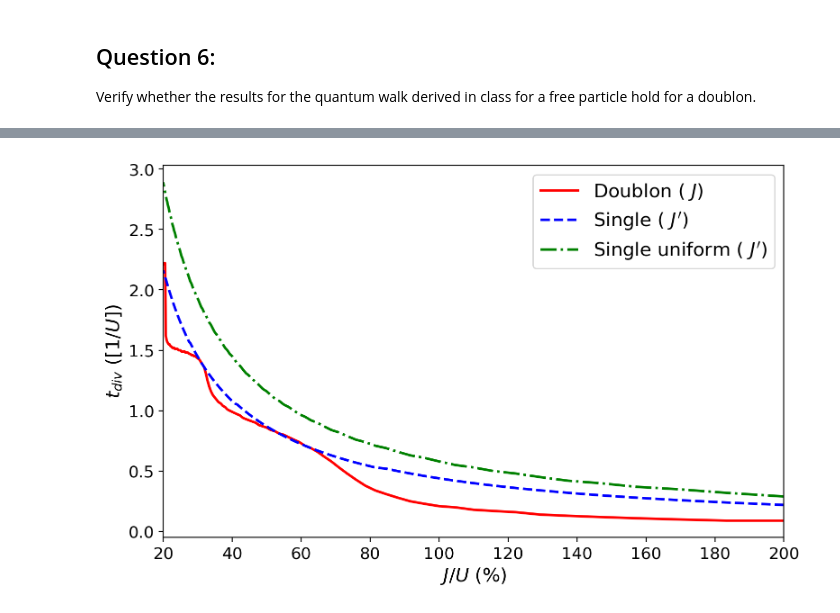
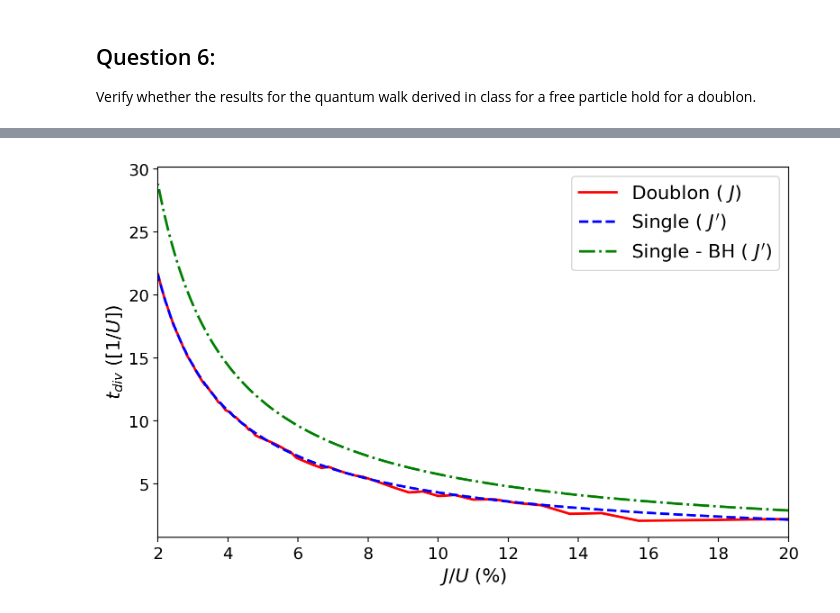
Before and after one commit to FrancoAquistapace/Two_particle_dynamics, a Jupyter notebook: project_notebook.ipynb, the cells around one changed output, grey strips where cells are left out. Saved outputs shown, nothing was run; the diff lists cells and outputs as text; code cells hidden in the pictures.

```diff
--- a/project_notebook.ipynb
+++ b/project_notebook.ipynb
@@ -987,37 +950,37 @@ plt.savefig('div_t_doublon_vs_single.png',
-# %%
-# With our new function we can now see how the divergence time
-# depends on J/U
-U_vals = np.linspace(0.5,5, num=100)
-t_div = np.array([get_divergence_time(u) for u in U_vals])
-
-# Initialize fig
-FONTSIZE = 15
-fig, ax = plt.subplots(figsize=(8, 5), nrows=1, ncols=1,
-                       dpi=200)
-
-# Plot results
-for i in range(3):
-    if i == 0:
-        label = r'Doublon ( $J$)'
-        ls='-'
-        c='r'
-    elif i == 1:
-        label = r'Single ( $J^\prime$)'
-        ls='--'
-        c='b'
-    else:
-        label = r'Single uniform ( $J^\prime$)'
-        ls='-.'
-        c='g'
-    ax.plot(100/U_vals, t_div[:,i], label=label, c=c, lw=2, ls=ls)
-
-ax.set_xlim(left=100/np.max(U_vals), right=100/np.min(U_vals))
-ax.set_xlabel(r'$J$/$U$ (%)', fontsize=FONTSIZE)
-ax.set_ylabel(r'$t_{div}$ ($[1/U]$)', fontsize=FONTSIZE)
-ax.legend(fontsize=FONTSIZE)
-plt.tick_params(labelsize=FONTSIZE-2)
-plt.tight_layout()
-plt.savefig('div_t_doublon_vs_single_extnd_range.png',
-            dpi=200);
-# %% [output]
-[figure, removed]
+# %%
+# With our new function we can now see how the divergence time
+# depends on J/U
+U_vals = np.linspace(5,50, num=100)
+t_div = np.array([get_divergence_time(u) for u in U_vals])
+
+# Initialize fig
+FONTSIZE = 15
+fig, ax = plt.subplots(figsize=(8, 5), nrows=1, ncols=1,
+                       dpi=200)
+
+# Plot results
+for i in range(3):
+    if i == 0:
+        label = r'Doublon ( $J$)'
+        ls='-'
+        c='r'
+    elif i == 1:
+        label = r'Single ( $J^\prime$)'
+        ls='--'
+        c='b'
+    else:
+        label = r'Single - BH ( $J^\prime$)'
+        ls='-.'
+        c='g'
+    ax.plot(100/U_vals, t_div[:,i], label=label, c=c, lw=2, ls=ls)
+
+ax.set_xlim(left=100/np.max(U_vals), right=100/np.min(U_vals))
+ax.set_xlabel(r'$J$/$U$ (%)', fontsize=FONTSIZE)
+ax.set_ylabel(r'$t_{div}$ ($[1/U]$)', fontsize=FONTSIZE)
+ax.legend(fontsize=FONTSIZE)
+plt.tick_params(labelsize=FONTSIZE-2)
+plt.tight_layout()
+plt.savefig('div_t_doublon_vs_single.png',
+            dpi=200);
+# %% [output]
+[figure, added]
```
Also changed, not shown: parts of 6 cells of this notebook, 4 other files.
